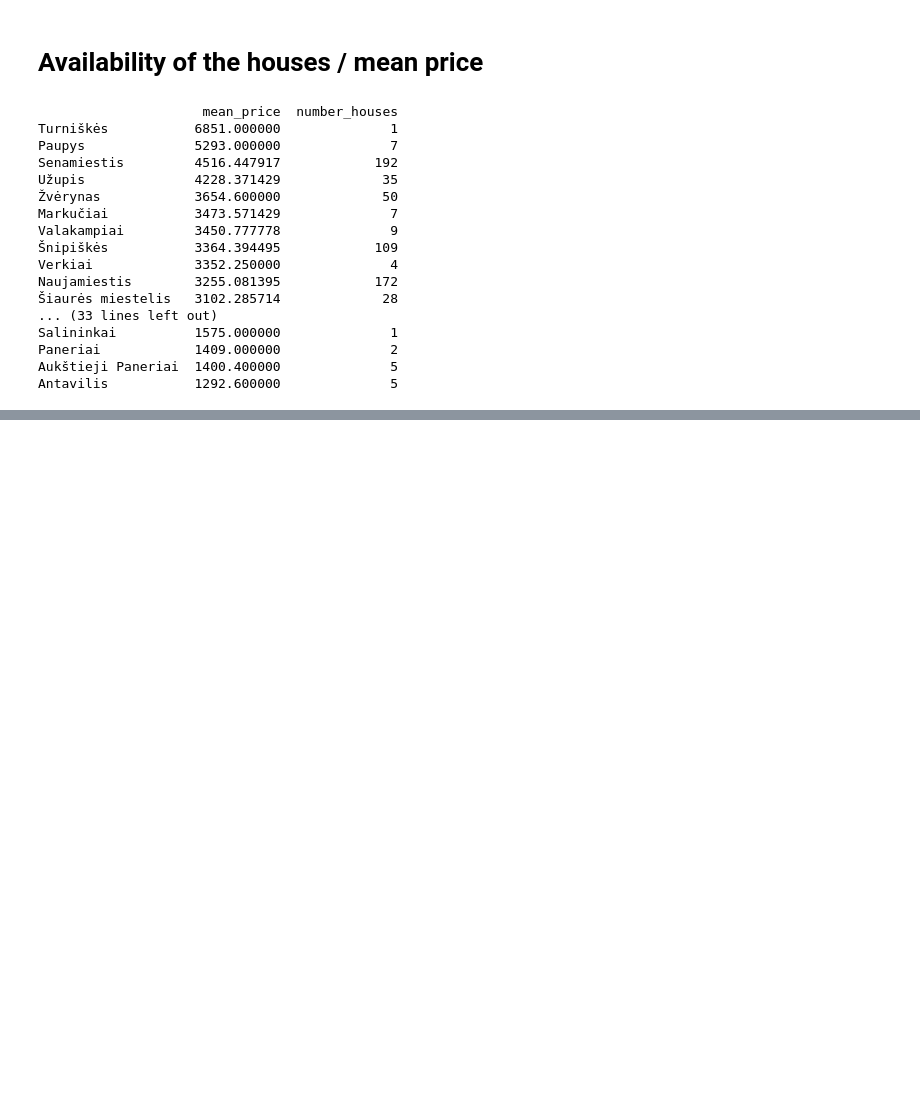
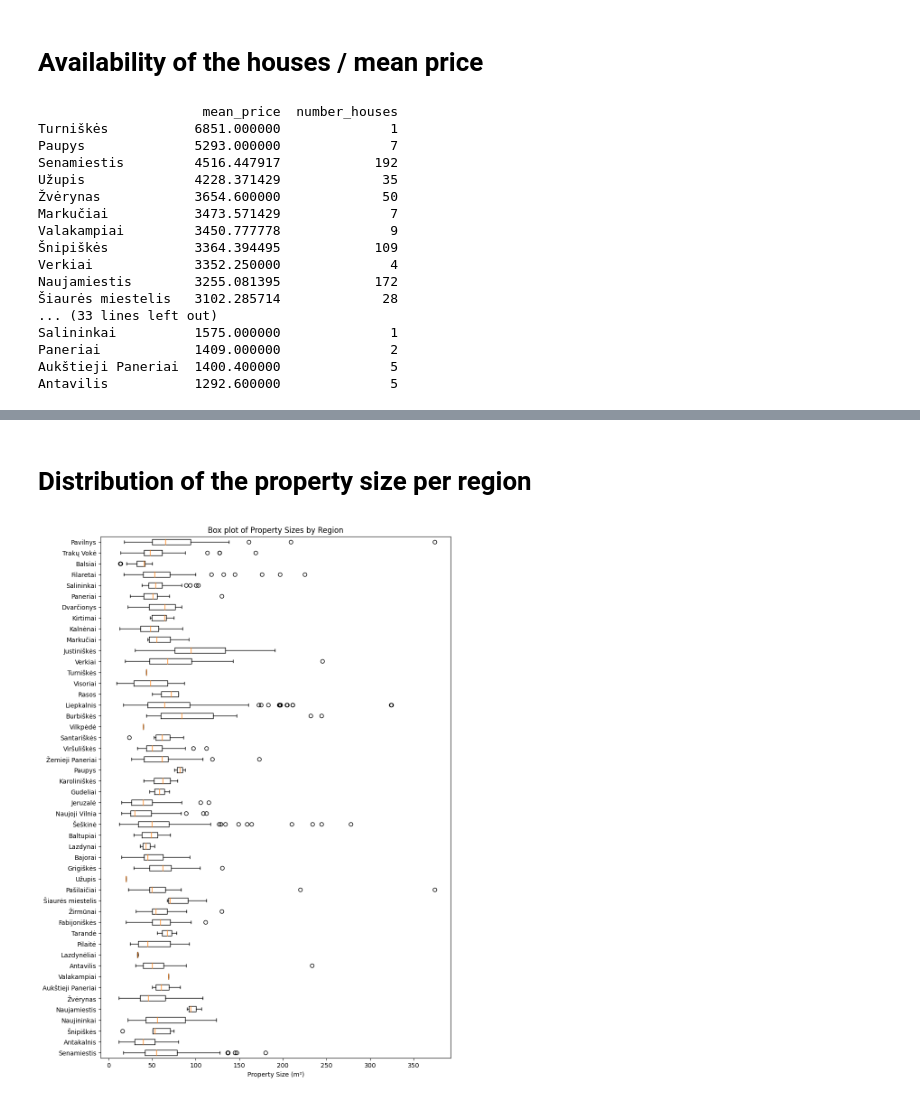
Before and after one commit to StMaCre/DS_Real_estate, a Jupyter notebook: Aruodas.ipynb, the cells around one changed output, grey strips where cells are left out. Saved outputs shown, nothing was run; the diff lists cells and outputs as text; code cells hidden in the pictures; blank space fills up the shorter version.

```diff
--- a/Aruodas.ipynb
+++ b/Aruodas.ipynb
@@ -134,0 +216,23 @@ availability.plot.scatter("mean_price", "number_houses", figsize=(18,5))
+# %% [markdown]
+# Distribution of the property size per region
+# %%
+# Group the data by region_good and create a list of lists containing the property sizes for each region
+sizes_by_region = [region_df['Ares'].tolist() for _, region_df in df.groupby('region_good')]
+
+# Get the list of unique region names
+region_labels = df['region_good'].unique()
+
+# Create a box plot of the property sizes by region
+fig, ax = plt.subplots(figsize=(10, 15))
+ax.boxplot(sizes_by_region, labels=region_labels, vert=False)
+
+# Set axis labels and title
+ax.set_xlabel('Property Size (m²)')
+ax.set_title('Box plot of Property Sizes by Region')
+
+# Rotate the y-axis labels for better readability
+ax.tick_params(axis='y', labelrotation=0)
+
+plt.show()
+# %% [output]
+[figure, added]
```
Also changed, not shown: parts of 15 cells of this notebook.
